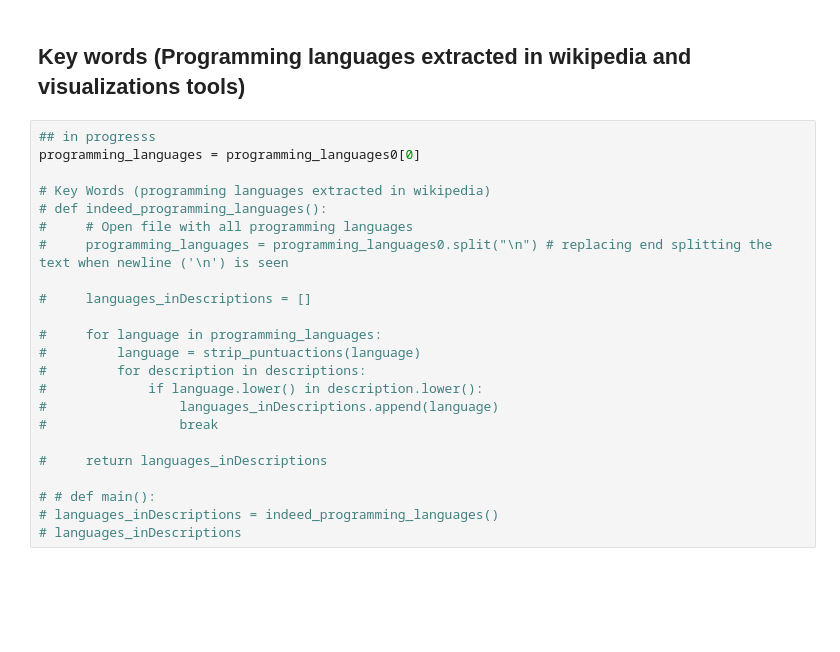
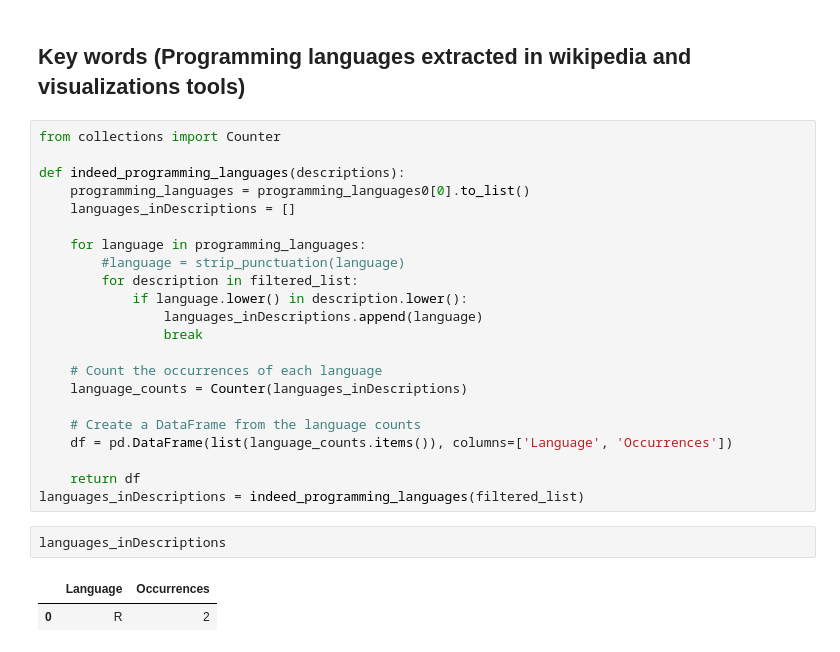
Before and after one commit to mard4/scraper_job, a Jupyter notebook: Analysis.ipynb, the cells around one changed output. Cells and saved outputs as stored; diff of their text form; blank space fills up the shorter version.

```diff
--- a/Analysis.ipynb
+++ b/Analysis.ipynb
@@ -195,26 +189,30 @@ create_word_cloud(word_count)
 [figure]
 # %% [markdown]
 ## Key words (Programming languages extracted in wikipedia and visualizations tools)
-# %%
-## in progresss
-programming_languages = programming_languages0[0]
-
-# Key Words (programming languages extracted in wikipedia)
-# def indeed_programming_languages():
-#     # Open file with all programming languages
-#     programming_languages = programming_languages0.split("\n") # replacing end splitting the text when newline ('\n') is seen
-
-#     languages_inDescriptions = []
-
-#     for language in programming_languages:
-#         language = strip_puntuactions(language)
-#         for description in descriptions:
-#             if language.lower() in description.lower():
-#                 languages_inDescriptions.append(language)
-#                 break
-
-#     return languages_inDescriptions
-
-# # def main():
-# languages_inDescriptions = indeed_programming_languages()
-# languages_inDescriptions
+# %%
+from collections import Counter
+
+def indeed_programming_languages(descriptions):
+    programming_languages = programming_languages0[0].to_list()
+    languages_inDescriptions = []
+
+    for language in programming_languages:
+        #language = strip_punctuation(language)
+        for description in filtered_list:
+            if language.lower() in description.lower():
+                languages_inDescriptions.append(language)
+                break
+
+    # Count the occurrences of each language
+    language_counts = Counter(languages_inDescriptions)
+
+    # Create a DataFrame from the language counts
+    df = pd.DataFrame(list(language_counts.items()), columns=['Language', 'Occurrences'])
+
+    return df
+languages_inDescriptions = indeed_programming_languages(filtered_list)
+# %%
+languages_inDescriptions
+# %% [output]
+|  | Language | Occurrences |
+| 0 | R | 2 |
```
Also changed, not shown: parts of 2 cells of this notebook, 4 other files.
